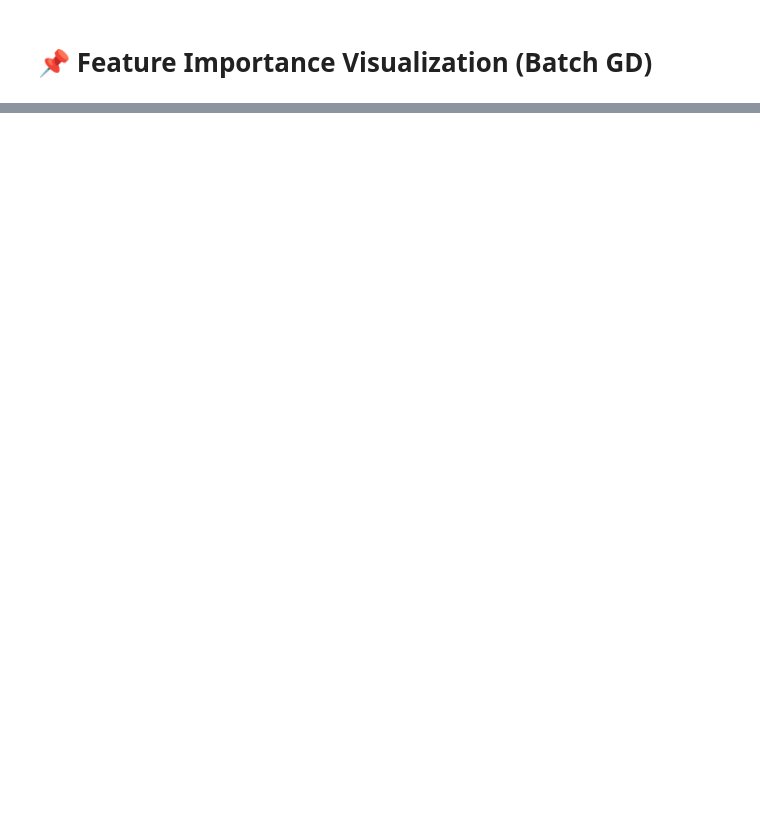
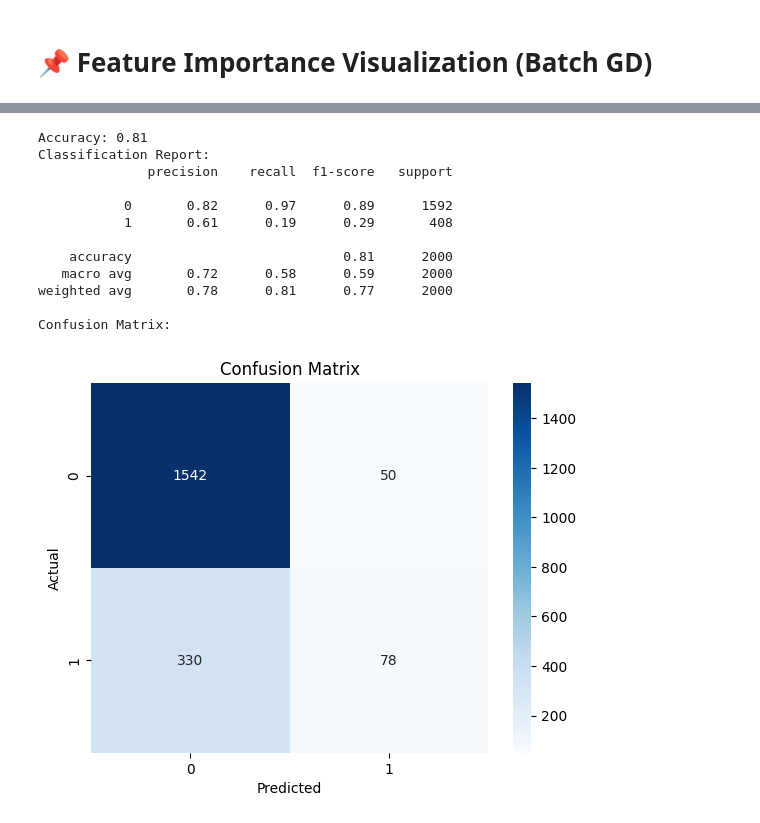
Before and after one commit to mo-elgazar74/Logistic-Regression-ML, a Jupyter notebook: logistic-regression-from-scratch.ipynb, the cells around one changed output, grey strips where cells are left out. Saved outputs shown, nothing was run; the diff lists cells and outputs as text; code cells hidden in the pictures; blank space fills up the shorter version.

```diff
--- a/logistic-regression-from-scratch.ipynb
+++ b/logistic-regression-from-scratch.ipynb
@@ -346,0 +383,28 @@ plt.show()
+# %%
+y_pred = model.predict(X_test)
+y_pred_labels = (y_pred >= 0.5).astype(int)
+
+print("Accuracy:", accuracy_score(y_test, y_pred_labels))
+print("Classification Report:")
+print(classification_report(y_test, y_pred_labels))
+
+print("Confusion Matrix:")
+sns.heatmap(confusion_matrix(y_test, y_pred_labels), annot=True, fmt="d", cmap="Blues")
+plt.xlabel("Predicted")
+plt.ylabel("Actual")
+plt.title("Confusion Matrix")
+plt.show()
+# %% [output]
+Accuracy: 0.81
+Classification Report:
+              precision    recall  f1-score   support
+
+           0       0.82      0.97      0.89      1592
+           1       0.61      0.19      0.29       408
+
+    accuracy                           0.81      2000
+   macro avg       0.72      0.58      0.59      2000
+weighted avg       0.78      0.81      0.77      2000
+
+Confusion Matrix:
+[figure, added]
```
Also changed, not shown: parts of 6 cells of this notebook.
